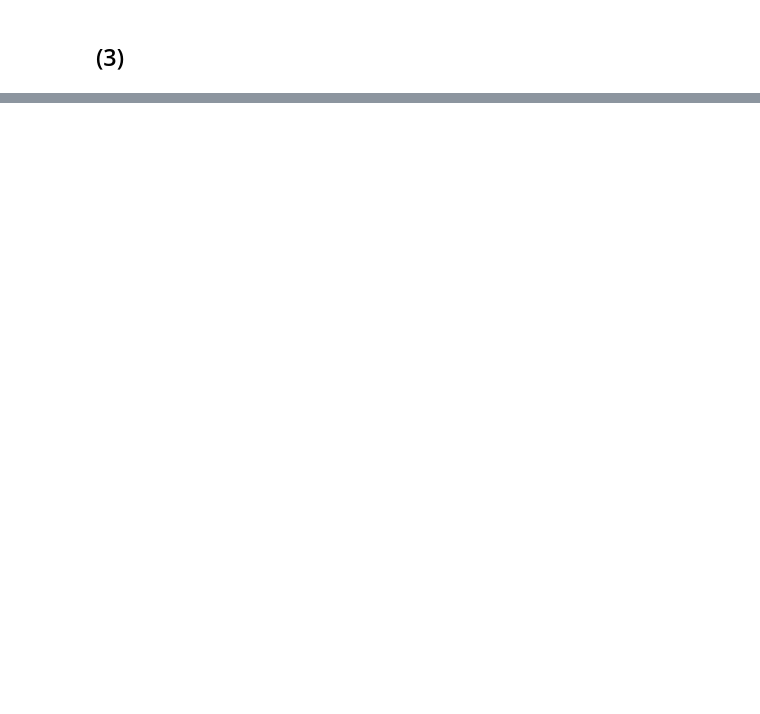
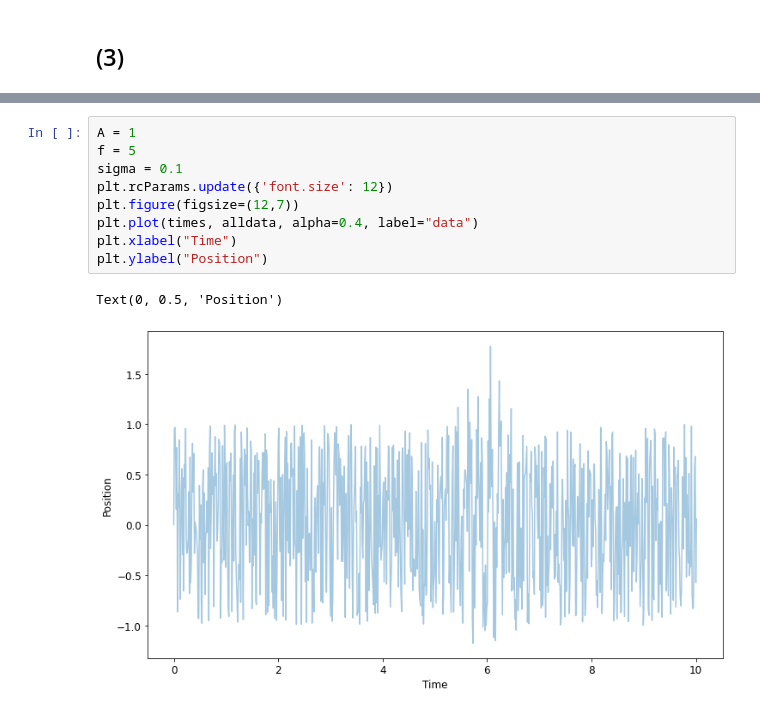
Before and after one commit to lizkapelevich/PrePyCBC, a Jupyter notebook: Precursor_to_Project.ipynb, the cells around one changed output, grey strips where cells are left out. Saved outputs shown, nothing was run; the diff lists cells and outputs as text; blank space fills up the shorter version.

```diff
--- a/Precursor_to_Project.ipynb
+++ b/Precursor_to_Project.ipynb
@@ -233,0 +265,12 @@ def cross_correlation(del_T_0, t_signal_start, t_max):
+# %%
+A = 1
+f = 5
+sigma = 0.1
+plt.rcParams.update({'font.size': 12})
+plt.figure(figsize=(12,7))
+plt.plot(times, alldata, alpha=0.4, label="data")
+plt.xlabel("Time")
+plt.ylabel("Position")
+# %% [output]
+Text(0, 0.5, 'Position')
+[figure, added]
```
Also changed, not shown: parts of 10 cells of this notebook.
